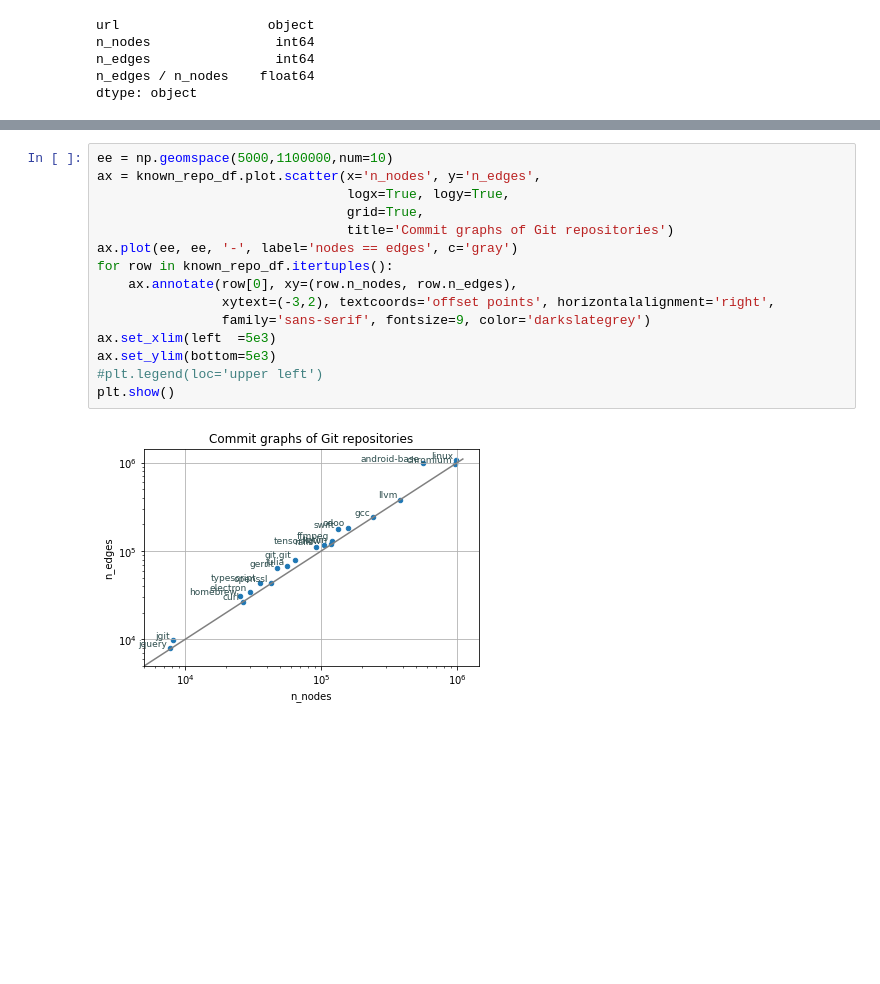
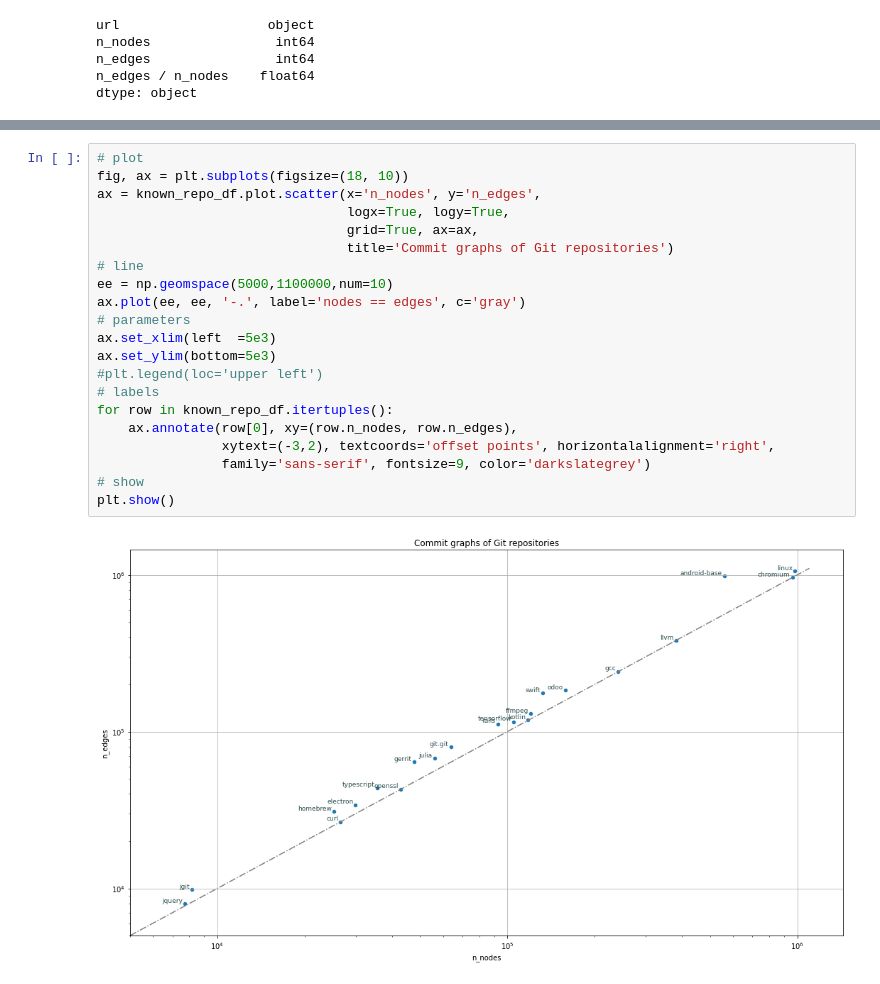
Before and after one commit to jnareb/git-commit-graph-ext, a Jupyter notebook: 12_repos.ipynb, the cells around one changed output, grey strips where cells are left out. Saved outputs shown, nothing was run; the diff lists cells and outputs as text; blank space fills up the shorter version.

Commit message:
12_repos.ipynb: Beginnings of reducing label overlapping
There are two proposed solutions, but none of those is used yet,
as with increased plot size labels do not overlap that much.

```diff
--- a/12_repos.ipynb
+++ b/12_repos.ipynb
@@ -1237,17 +1272,23 @@ dtype: object
 # %%
-ee = np.geomspace(5000,1100000,num=10)
+# plot
+fig, ax = plt.subplots(figsize=(18, 10))
 ax = known_repo_df.plot.scatter(x='n_nodes', y='n_edges',
                                 logx=True, logy=True,
-                                grid=True,
+                                grid=True, ax=ax,
                                 title='Commit graphs of Git repositories')
-ax.plot(ee, ee, '-', label='nodes == edges', c='gray')
+# line
+ee = np.geomspace(5000,1100000,num=10)
+ax.plot(ee, ee, '-.', label='nodes == edges', c='gray')
+# parameters
+ax.set_xlim(left  =5e3)
+ax.set_ylim(bottom=5e3)
+#plt.legend(loc='upper left')
+# labels
 for row in known_repo_df.itertuples():
     ax.annotate(row[0], xy=(row.n_nodes, row.n_edges),
                 xytext=(-3,2), textcoords='offset points', horizontalalignment='right',
                 family='sans-serif', fontsize=9, color='darkslategrey')
-ax.set_xlim(left  =5e3)
-ax.set_ylim(bottom=5e3)
-#plt.legend(loc='upper left')
+# show
 plt.show()
 # %% [output]
-[figure, old version]
+[figure, new version]
```
Also changed, not shown: parts of 2 cells of this notebook.
